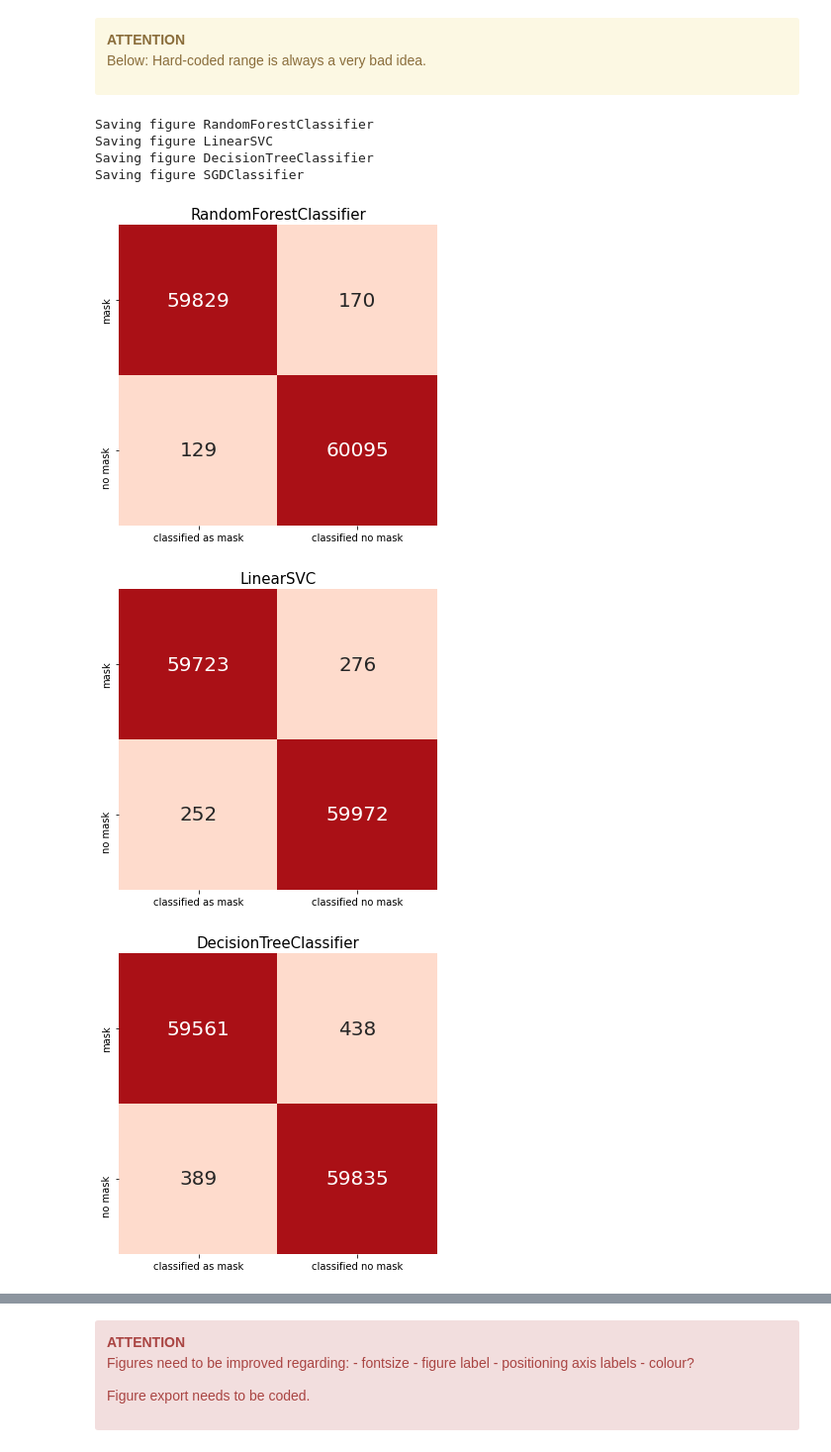
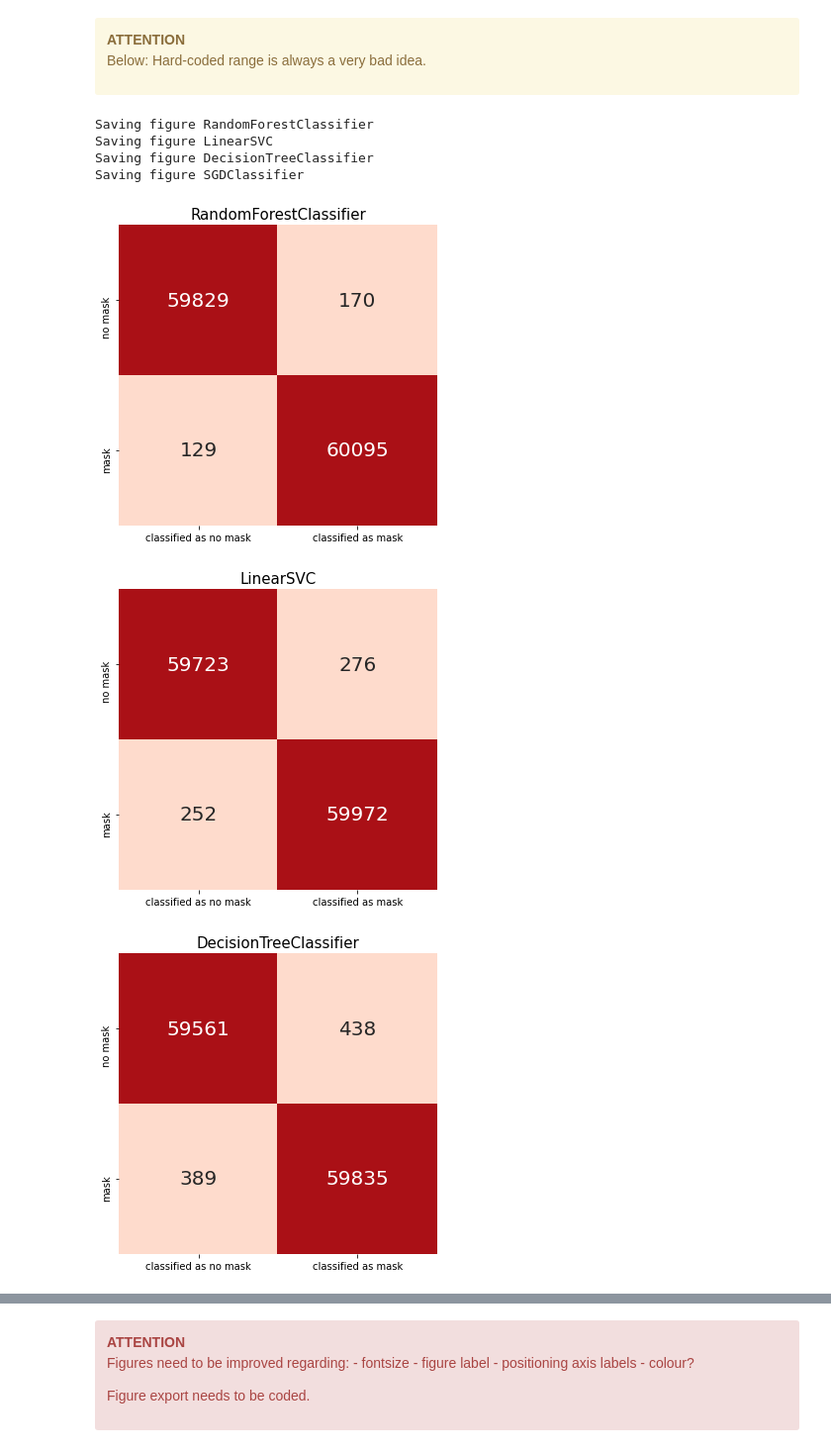
Before and after one commit to abiola1864/hertie-ml-project_face-mask-detection, a Jupyter notebook: 03_Face-Mask-Classification_Main-Project_Additional classifier.ipynb, the cells around one changed output, grey strips where cells are left out. Shown at 99% size. Drawn from its saved outputs; the diff is of its cells as text; code cells hidden in the pictures.

```diff
--- a/03_Face-Mask-Classification_Main-Project_Additional classifier.ipynb
+++ b/03_Face-Mask-Classification_Main-Project_Additional classifier.ipynb
@@ -244,8 +97,11 @@ classifier_RandomForest = RandomForestClassifier(random_state=42)
 classifier_LinSVC = svm.LinearSVC(max_iter=4000, tol=1e-3, random_state=42) #linear as normal (c based) is impractical using large datasets
 classifier_DecTree = tree.DecisionTreeClassifier(random_state=42)
 classifier_SGD = SGDClassifier(max_iter=1000, tol=1e-3, random_state=42)
-classifier_LogReg = LogisticRegression(max_iter=2000, tol=1e-3,random_state=42)
-classifiers= [classifier_RandomForest,classifier_LinSVC,classifier_DecTree,classifier_SGD,classifier_LogReg]
+# KNN had several hours runtime an kernel always died before finising
+# classifier_KNN = KNeighborsClassifier(n_neighbors=1)
+# LogReg hat several hours runtime an kernel always died before finishing
+# classifier_LogReg = LogisticRegression(max_iter=2000, tol=1e-3,random_state=42)
+classifiers= [classifier_RandomForest,classifier_LinSVC,classifier_DecTree,classifier_SGD]
 # %% [markdown]
 <div class="alert alert-block alert-danger">
 <b>ATTENTION</b>
@@ -263,12 +123,19 @@ running = 1
 evaluation_scores = {} # dictionary
 confusion_matrices = []
 
+from sklearn.model_selection import cross_val_score, cross_val_predict
+from sklearn.metrics import confusion_matrix, precision_score, recall_score
 
 
 #training and evaluating classifiers
 for classifier_x in classifiers:
     #Start timer
     loop_start_time = timeit.default_timer()
+
+    # Set classifier name and print status
+    classifier_name = str(classifier_x) # set classifier names
+    classifier_name = classifier_name[:classifier_name.find("(")]
+    print (">... Starting", classifier_name)
 
     #Train model
     classifier_x.fit(rgb_data_train, labels_train_tf) # train
@@ -279,20 +146,25 @@ for classifier_x in classifiers:
     rs = recall_score(labels_train_tf, pred).round(3)
     cm = confusion_matrix(labels_train_tf, pred)
     cvs = cross_val_score(classifier_x, rgb_data_train, labels_train_tf, cv=3, scoring="accuracy").round(3)
-    classifier_name = str(classifier_x) # set classifier names
-    classifier_name = classifier_name[:classifier_name.find("(")]
-
-    #store evaluation scores in global dicitonary
-    evaluation_scores[classifier_name]= [ps,rs,cvs]
+    cvs_mean = cvs.mean().round(3)
+    cvs_std = cvs.std().round(5)
 
     #store confusion matricies in vector
     confusion_matrices.append(cm)
-    running=running+1
+
+    #End timer
+    loop_elapsed = timeit.default_timer() - loop_start_time
+
+    #store evaluation scores in global dicitonary
+    evaluation_scores[classifier_name]= [ps, rs, cvs, cvs_mean, cvs_std, round(loop_elapsed,2)]
+
+    #store evaluation scores in pkl file to access them even when kernel dies afterwards
+    file = open(os.path.join(OUTPUT_PATH, "evaluation_scores.pkl"),"wb")
+    pickle.dump(evaluation_scores, file)
+    file.close()
 
     #Print Status
-    #End timer
-    loop_elapsed = timeit.default_timer() - loop_start_time
-    print(">... ", round(loop_elapsed, 1) ," seconds run time: ", classifier_name)
+    print(">...", round(loop_elapsed, 2) ,"seconds run time:", classifier_name)
 
 
 #End timer
@@ -337,23 +216,23 @@ Below: Hard-coded range is always a very bad idea.
 # %%
 # creating confusion matrices with seaborn heatmaps
 for i in range(len(evaluation_scores)):
     classifier_name = str(classifiers[i]) # set classifier names
     classifier_name = classifier_name[:classifier_name.find("(")]
-    matrix = pd.DataFrame(confusion_matrices[i], columns = ["classified as mask", "classified no mask"],
-                                    index = ["mask", "no mask"])
+    matrix = pd.DataFrame(confusion_matrices[i], columns = ["classified as no mask", "classified as mask"],
+                                    index = ["no mask", "mask"])
 
     # Actual plot
     plt.figure(figsize = (5,5))
     colormap = sns.color_palette("Reds")
     ax = plt.axes()
     sns.heatmap(matrix, ax = ax, annot = True, fmt='d', annot_kws={"size": 20}, cmap=colormap, cbar=False)
     ax.set_title(classifier_name, fontsize= 15)
     save_fig("{}".format(classifier_name))
 # %% [output]
 Saving figure RandomForestClassifier
 Saving figure LinearSVC
 Saving figure DecisionTreeClassifier
 Saving figure SGDClassifier
-[figure, old version]
+[figure, new version]
-[figure, old version]
+[figure, new version]
-[figure, old version]
+[figure, new version]
```
Also changed, not shown: parts of 23 cells of this notebook, 6 other files.
